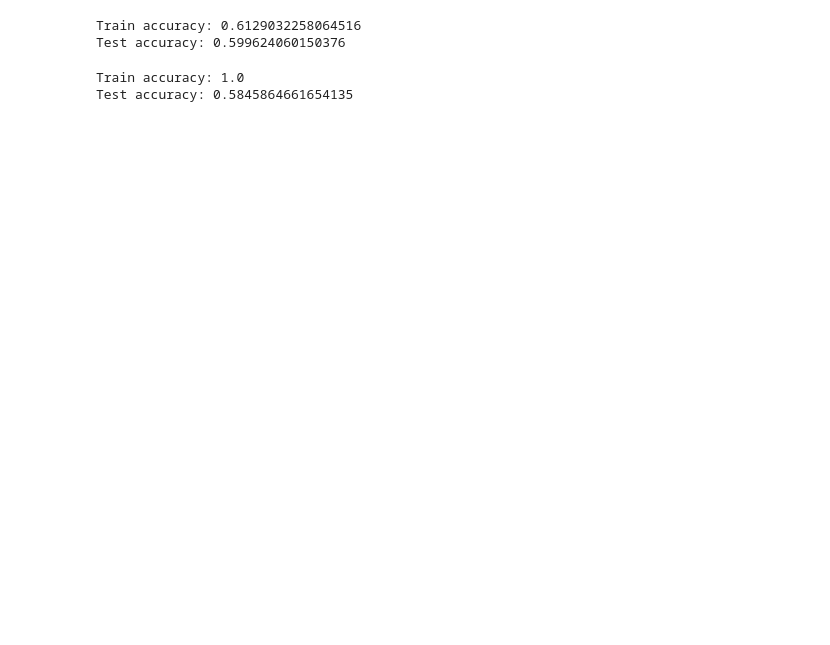
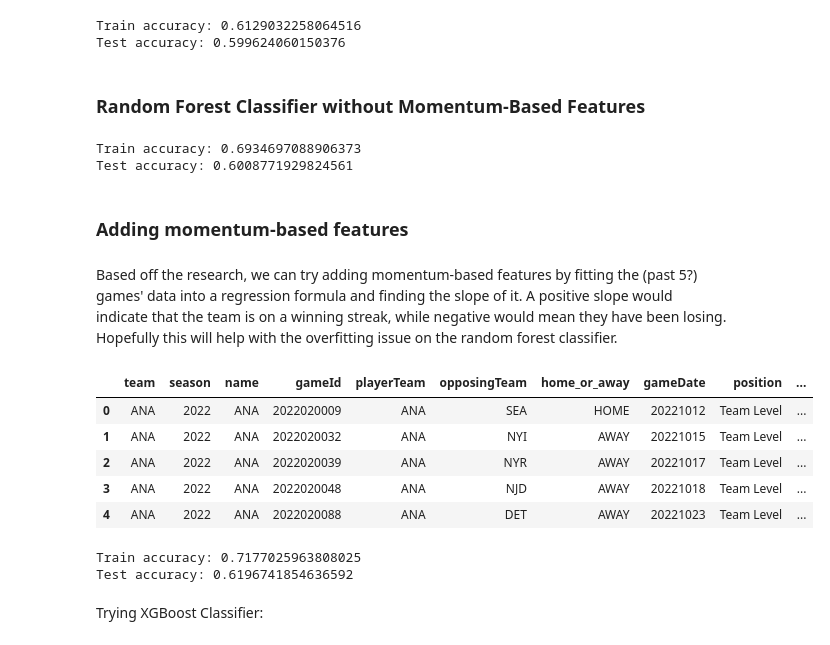
Before and after one commit to Rizzi7/NHL-Game-Prediction-CP322, a Jupyter notebook: notebooks/data_exploration.ipynb, the cells around one changed output. Cells and saved outputs as stored; diff of their text form; code cells hidden in the pictures; blank space fills up the shorter version.

```diff
--- a/notebooks/data_exploration.ipynb
+++ b/notebooks/data_exploration.ipynb
@@ -406,11 +409,19 @@ print(f"Test accuracy: {test_accuracy}")
 # %% [output]
 Train accuracy: 0.6129032258064516
 Test accuracy: 0.599624060150376
+# %% [markdown]
+### Random Forest Classifier without Momentum-Based Features
 # %%
 # Try random forest
 from sklearn.ensemble import RandomForestClassifier
 
-model = RandomForestClassifier(n_estimators=100, random_state=42)
+model = RandomForestClassifier(
+    n_estimators=100,
+    max_depth=10,  # Limit tree depth
+    min_samples_split=100,  # Require more samples to split
+    min_samples_leaf=10,  # Require more samples in leaf nodes
+    random_state=42
+)
 model.fit(X_train, y_train)
 
 train_accuracy = model.score(X_train, y_train)
@@ -419,5 +430,60 @@ test_accuracy = model.score(X_test, y_test)
 print(f"Train accuracy: {train_accuracy}")
 print(f"Test accuracy: {test_accuracy}")
 # %% [output]
-Train accuracy: 1.0
-Test accuracy: 0.5845864661654135
+Train accuracy: 0.6934697088906373
+Test accuracy: 0.6008771929824561
+# %% [markdown]
+### Adding momentum-based features
+# %% [markdown]
+Based off the research, we can try adding momentum-based features by fitting the (past 5?) games' data into a regression formula and finding the slope of it. A positive slope would indicate that the team is on a winning streak, while negative would mean they have been losing. Hopefully this will help with the overfitting issue on the random forest classifier.
+# %%
+# Function to calculate slope for a rolling window
+def calculate_slope(series):
+    if len(series) < 2 or series.isna().any():
+        return np.nan
+    x = np.arange(len(series))  # Days/games (0, 1, 2, ...)
+    y = series.values
+    # Calculate slope using linear regression formula
+    slope = np.polyfit(x, y, 1)[0]
+    return slope
+
+# Calculate slopes for last 5 games
+df_avg['xGoalsFor_slope5'] = df_avg.groupby('playerTeam')['xGoalsFor'].rolling(window=5).apply(calculate_slope, raw=False).reset_index(0, drop=True)
+
+df_avg['xGoalsAgainst_slope5'] = df_avg.groupby('playerTeam')['xGoalsAgainst'].rolling(window=5).apply(calculate_slope, raw=False).reset_index(0, drop=True)
+
+df_avg['shotsOnGoalFor_slope5'] = df_avg.groupby('playerTeam')['shotsOnGoalFor'].rolling(window=5).apply(calculate_slope, raw=False).reset_index(0, drop=True)
+
+df_avg['shotsOnGoalAgainst_slope5'] = df_avg.groupby('playerTeam')['shotsOnGoalAgainst'].rolling(window=5).apply(calculate_slope, raw=False).reset_index(0, drop=True)
+
+df_avg.head()
+# %% [output]
+|  | team | season | name | gameId | playerTeam | opposingTeam | home_or_away | gameDate | position | ... |
+| 0 | ANA | 2022 | ANA | 2022020009 | ANA | SEA | HOME | 20221012 | Team Level | ... |
+| 1 | ANA | 2022 | ANA | 2022020032 | ANA | NYI | AWAY | 20221015 | Team Level | ... |
+| 2 | ANA | 2022 | ANA | 2022020039 | ANA | NYR | AWAY | 20221017 | Team Level | ... |
+| 3 | ANA | 2022 | ANA | 2022020048 | ANA | NJD | AWAY | 20221018 | Team Level | ... |
+| 4 | ANA | 2022 | ANA | 2022020088 | ANA | DET | AWAY | 20221023 | Team Level | ... |
+# %%
+# Retry random forest
+from sklearn.ensemble import RandomForestClassifier
+
+model = RandomForestClassifier(
+    n_estimators=100,
+    max_depth=10,  # Limit tree depth
+    min_samples_split=100,  # Require more samples to split
+    min_samples_leaf=10,  # Require more samples in leaf nodes
+    random_state=42
+)
+model.fit(X_train, y_train)
+
+train_accuracy = model.score(X_train, y_train)
+test_accuracy = model.score(X_test, y_test)
+
+print(f"Train accuracy: {train_accuracy}")
+print(f"Test accuracy: {test_accuracy}")
+# %% [output]
+Train accuracy: 0.7177025963808025
+Test accuracy: 0.6196741854636592
+# %% [markdown]
+Trying XGBoost Classifier:
```
Also changed, not shown: parts of 5 cells of this notebook, 1 other file.
